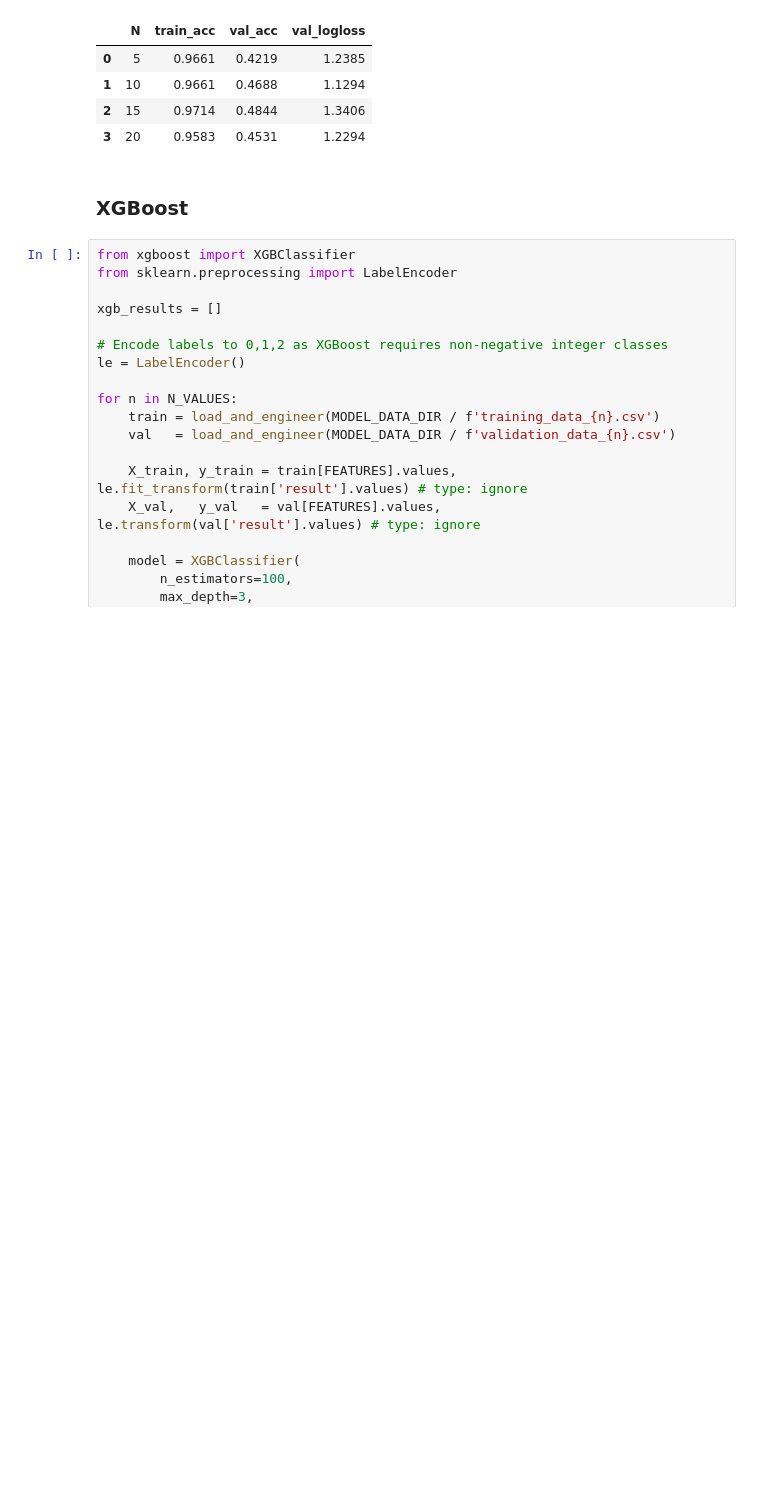
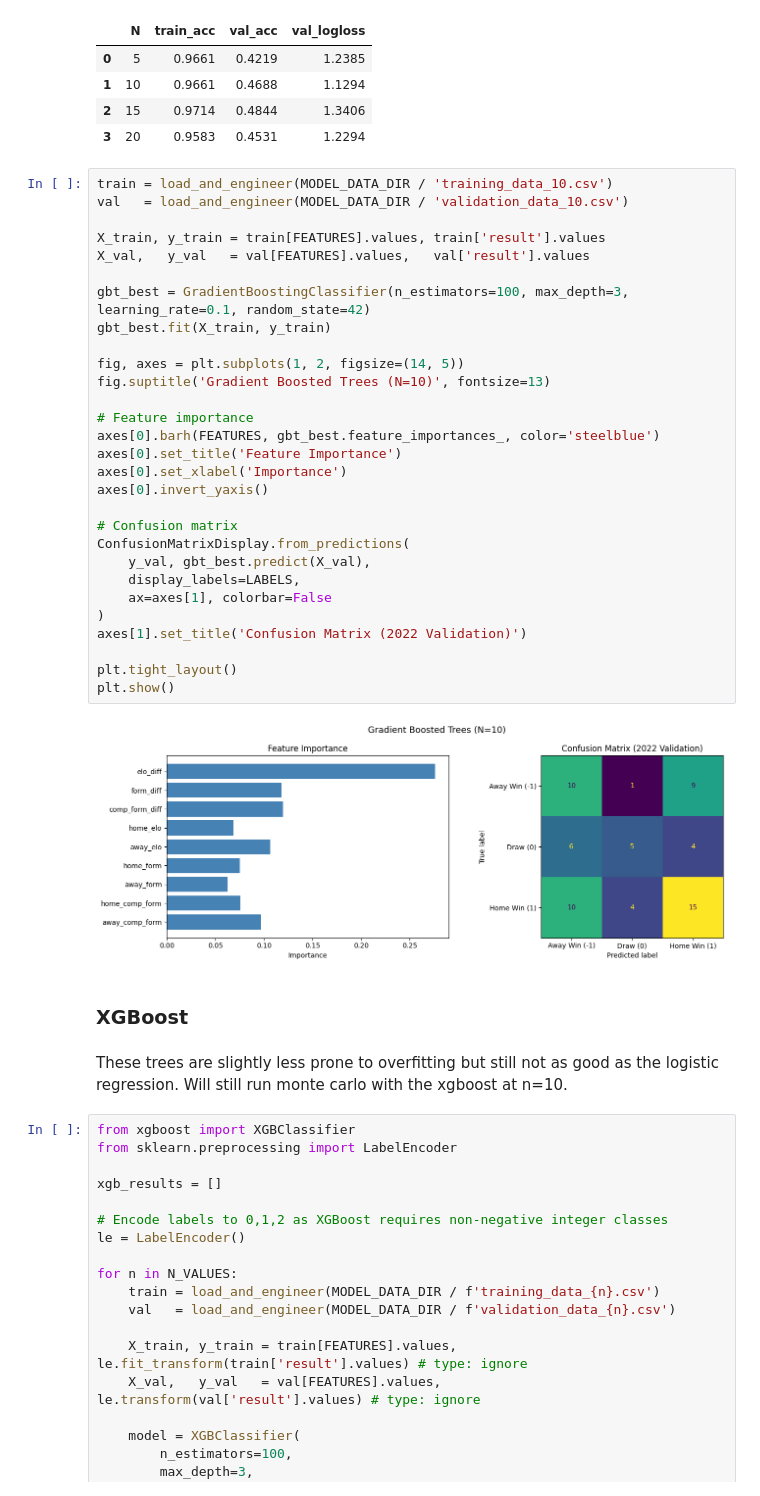
Before and after one commit to StefanIlic1/world-cup-predictions, a Jupyter notebook: src/03_training_and_validation.ipynb, the cells around one changed output. Drawn from its saved outputs; the diff is of its cells as text; blank space fills up the shorter version.

```diff
--- a/src/03_training_and_validation.ipynb
+++ b/src/03_training_and_validation.ipynb
@@ -120,8 +165,41 @@ N=20 | train acc: 0.958 | val acc: 0.453 | val log-loss: 1.229
 | 1 | 10 | 0.9661 | 0.4688 | 1.1294 |
 | 2 | 15 | 0.9714 | 0.4844 | 1.3406 |
 | 3 | 20 | 0.9583 | 0.4531 | 1.2294 |
+# %%
+train = load_and_engineer(MODEL_DATA_DIR / 'training_data_10.csv')
+val   = load_and_engineer(MODEL_DATA_DIR / 'validation_data_10.csv')
+
+X_train, y_train = train[FEATURES].values, train['result'].values
+X_val,   y_val   = val[FEATURES].values,   val['result'].values
+
+gbt_best = GradientBoostingClassifier(n_estimators=100, max_depth=3, learning_rate=0.1, random_state=42)
+gbt_best.fit(X_train, y_train)
+
+fig, axes = plt.subplots(1, 2, figsize=(14, 5))
+fig.suptitle('Gradient Boosted Trees (N=10)', fontsize=13)
+
+# Feature importance
+axes[0].barh(FEATURES, gbt_best.feature_importances_, color='steelblue')
+axes[0].set_title('Feature Importance')
+axes[0].set_xlabel('Importance')
+axes[0].invert_yaxis()
+
+# Confusion matrix
+ConfusionMatrixDisplay.from_predictions(
+    y_val, gbt_best.predict(X_val),
+    display_labels=LABELS,
+    ax=axes[1], colorbar=False
+)
+axes[1].set_title('Confusion Matrix (2022 Validation)')
+
+plt.tight_layout()
+plt.show()
+# %% [output]
+[figure, added]
 # %% [markdown]
 ### XGBoost
+# %% [markdown]
+These trees are slightly less prone to overfitting but still not as good as the logistic regression. Will still run monte carlo with the xgboost at n=10.
 # %%
 from xgboost import XGBClassifier
 from sklearn.preprocessing import LabelEncoder
```
Also changed, not shown: parts of 4 cells of this notebook.
